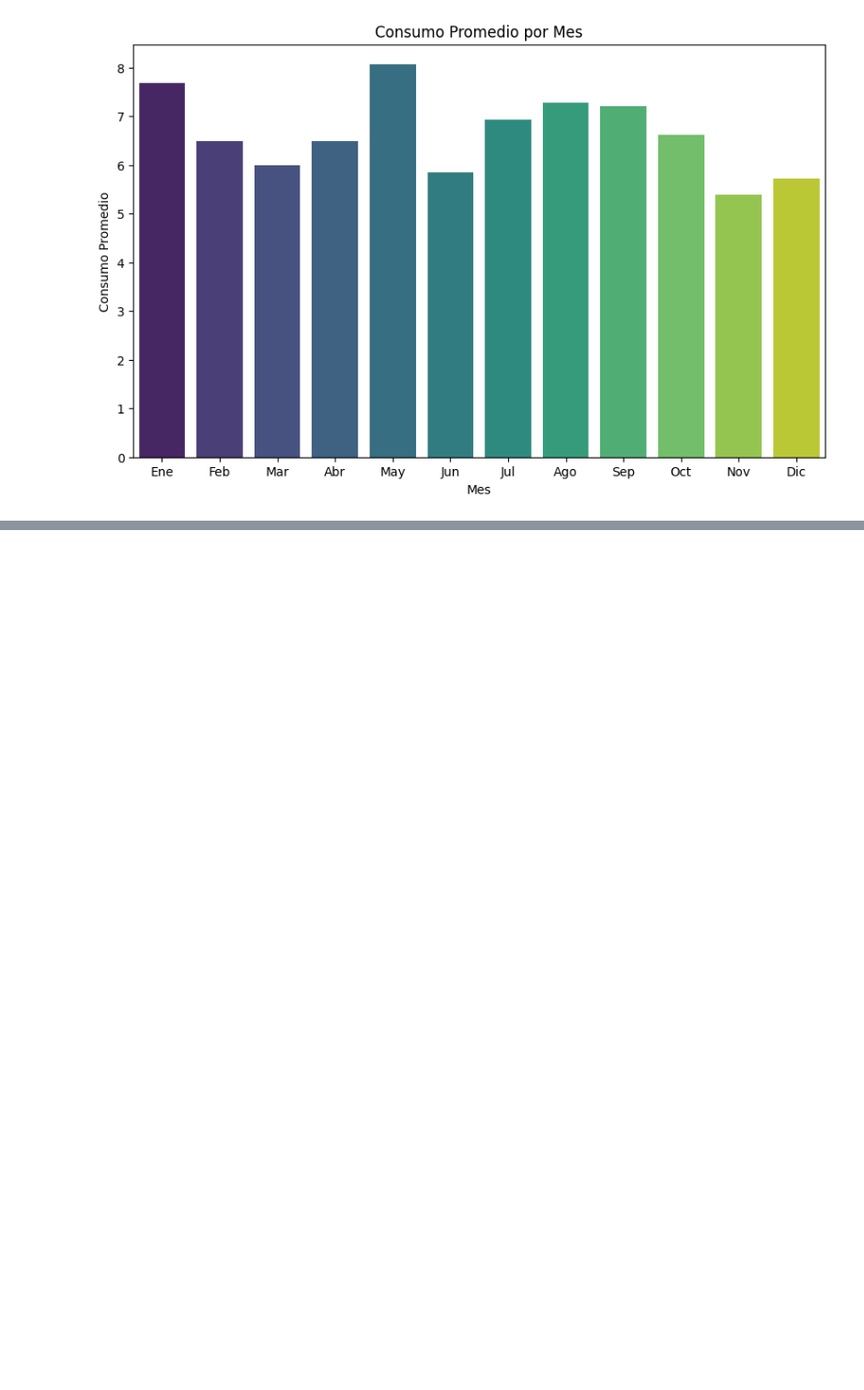
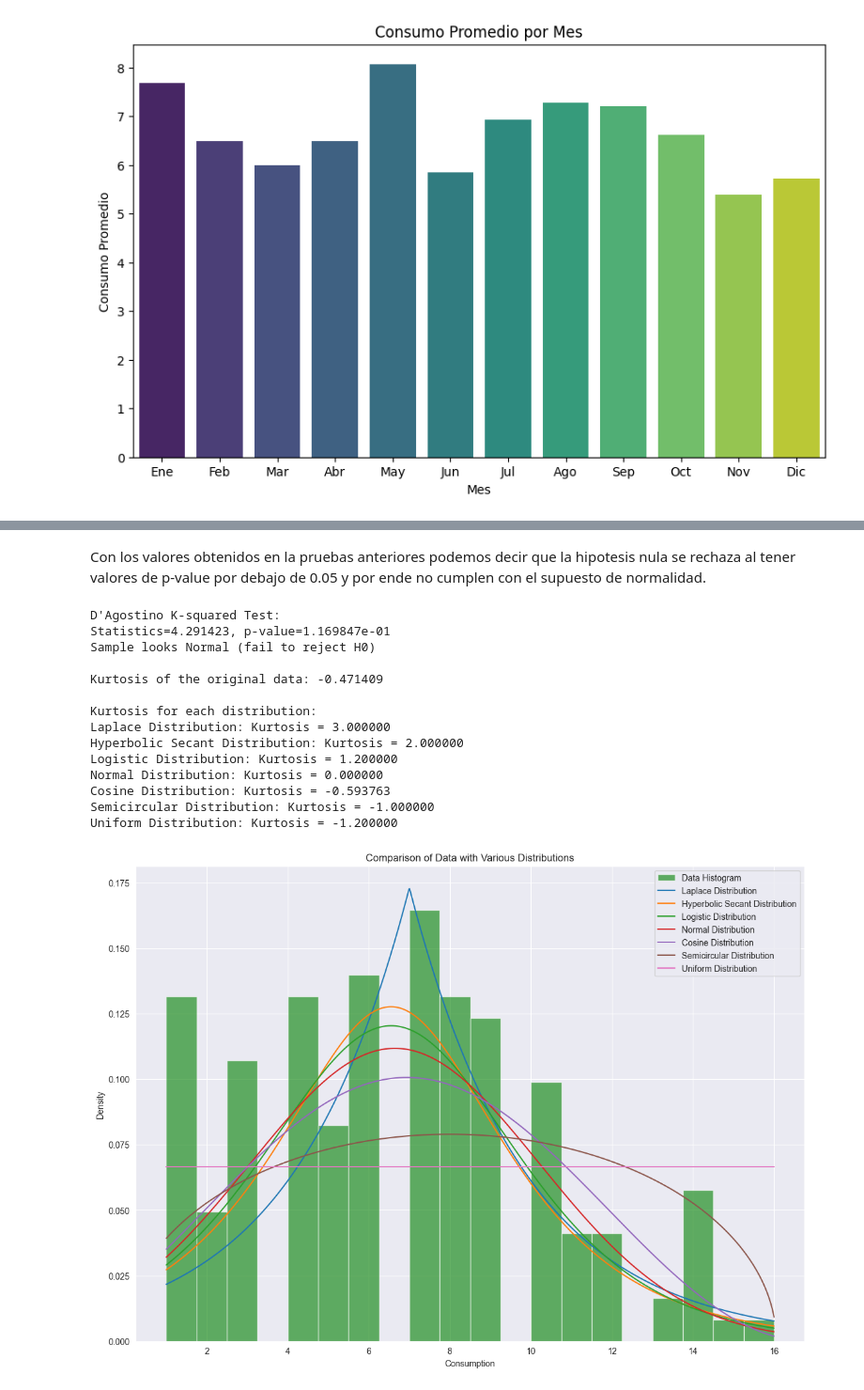
Before and after one commit to ErnieRod/jbook_Trabajo_ST, a Jupyter notebook: _sources/notebooks.ipynb, the cells around one changed output, grey strips where cells are left out. Shown at 94% size. Cells and saved outputs as stored; diff of their text form; code cells hidden in the pictures; blank space fills up the shorter version.

```diff
--- a/_sources/notebooks.ipynb
+++ b/_sources/notebooks.ipynb
@@ -127,0 +173,77 @@ sns.set_style("darkgrid")
+# %% [markdown]
+Con los valores obtenidos en la pruebas anteriores podemos decir que la hipotesis nula se rechaza al tener valores de p-value por debajo de 0.05 y por ende no cumplen con el supuesto de normalidad.
+# %%
+import numpy as np
+import pandas as pd
+import matplotlib.pyplot as plt
+from scipy.stats import normaltest, laplace, hypsecant, logistic, norm, cosine, semicircular, uniform, kurtosis
+
+
+
+data = consumo_mensual['Consumption']
+
+# Prueba de D'Agostino K2
+stat, p_value = normaltest(data)
+alpha = 0.05
+print('D\'Agostino K-squared Test:')
+print(f'Statistics={stat:.6f}, p-value={p_value:.6e}')
+if p_value > alpha:
+    print('Sample looks Normal (fail to reject H0)')
+else:
+    print('Sample does not look Normal (reject H0)')
+
+# Calcular la curtosis de los datos originales
+data_kurtosis = kurtosis(data)
+print(f'\nKurtosis of the original data: {data_kurtosis:.6f}')
+
+# Generar gráficos para comparar con diferentes distribuciones
+distributions = {
+    'Laplace': laplace,
+    'Hyperbolic Secant': hypsecant,
+    'Logistic': logistic,
+    'Normal': norm,
+    'Cosine': cosine,
+    'Semicircular': semicircular,
+    'Uniform': uniform
+}
+
+x = np.linspace(min(data), max(data), 1000)
+plt.figure(figsize=(14, 10))
+
+# Histograma de los datos
+plt.hist(data, bins=20, density=True, alpha=0.6, color='g', label='Data Histogram')
+
+# Calcular y mostrar la curtosis para cada distribución
+print("\nKurtosis for each distribution:")
+for dist_name, dist in distributions.items():
+    # Ajustar la distribución a los datos
+    params = dist.fit(data)
+    # Calcular la curtosis teórica
+    dist_kurtosis = dist(*params).stats(moments='k')
+    print(f'{dist_name} Distribution: Kurtosis = {dist_kurtosis:.6f}')
+
+    # Graficar la distribución
+    pdf = dist.pdf(x, *params)
+    plt.plot(x, pdf, label=f'{dist_name} Distribution')
+
+plt.title('Comparison of Data with Various Distributions')
+plt.xlabel('Consumption')
+plt.ylabel('Density')
+plt.legend()
+plt.show()
+# %% [output]
+D'Agostino K-squared Test:
+Statistics=4.291423, p-value=1.169847e-01
+Sample looks Normal (fail to reject H0)
+
+Kurtosis of the original data: -0.471409
+
+Kurtosis for each distribution:
+Laplace Distribution: Kurtosis = 3.000000
+Hyperbolic Secant Distribution: Kurtosis = 2.000000
+Logistic Distribution: Kurtosis = 1.200000
+Normal Distribution: Kurtosis = 0.000000
+Cosine Distribution: Kurtosis = -0.593763
+Semicircular Distribution: Kurtosis = -1.000000
+Uniform Distribution: Kurtosis = -1.200000
+[figure, added]
```
Also changed, not shown: parts of 64 cells of this notebook, 27 other files.
